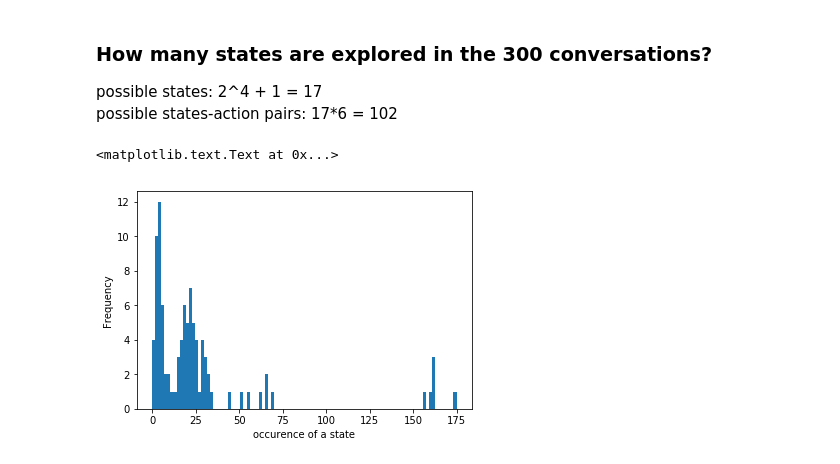
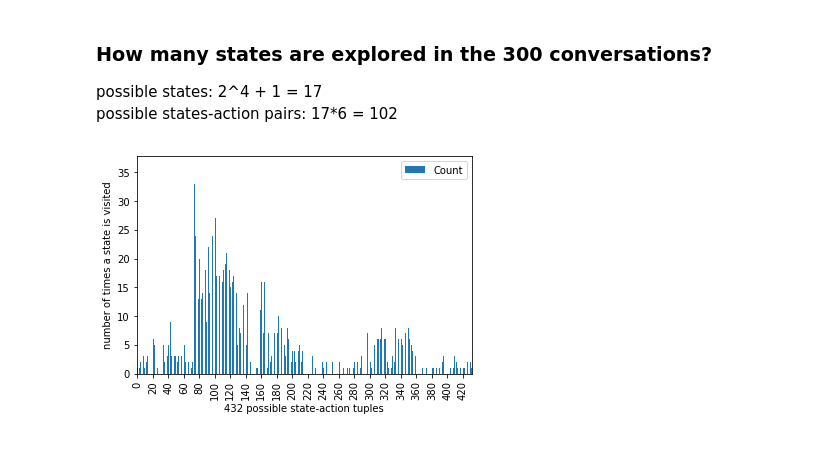
Before and after one commit to MollyZhang/Reinforcement_learning_NLP, a Jupyter notebook: molly/data_explore.ipynb, the cells around one changed output. Drawn from its saved outputs; the diff is of its cells as text; code cells hidden in the pictures.

```diff
--- a/molly/data_explore.ipynb
+++ b/molly/data_explore.ipynb
@@ -114,11 +113,18 @@ for filename, df_states in parsed_dialogs.items():
                            (df_count.Action==row.Action)].index
         df_count.set_value(r_index, "Count", df_count.loc[r_index]["Count"]+1)
-# %%
-df_count["Count"].plot(kind="hist",bins=100)
-plt.xlabel("occurence of a state")
-# %% [output]
-<matplotlib.text.Text at 0x...>
-[figure, removed]
+# %%
+ax = df_count.plot(kind="bar",y="Count")
+ticks = ax.xaxis.get_ticklocs()
+ticklabels = [l.get_text() for l in ax.xaxis.get_ticklabels()]
+ax.xaxis.set_ticks(ticks[::20])
+ax.xaxis.set_ticklabels(ticklabels[::20])
+plt.xlabel("432 possible state-action tuples")
+plt.ylabel("number of times a state is visited")
+
+
+ax.figure.show()
+# %% [output]
+[figure, added]
 # %%
 df_count.sort_values(by="Count", ascending=False)
 # %% [output]
```
Also changed, not shown: parts of 4 cells of this notebook, 2 other files.
